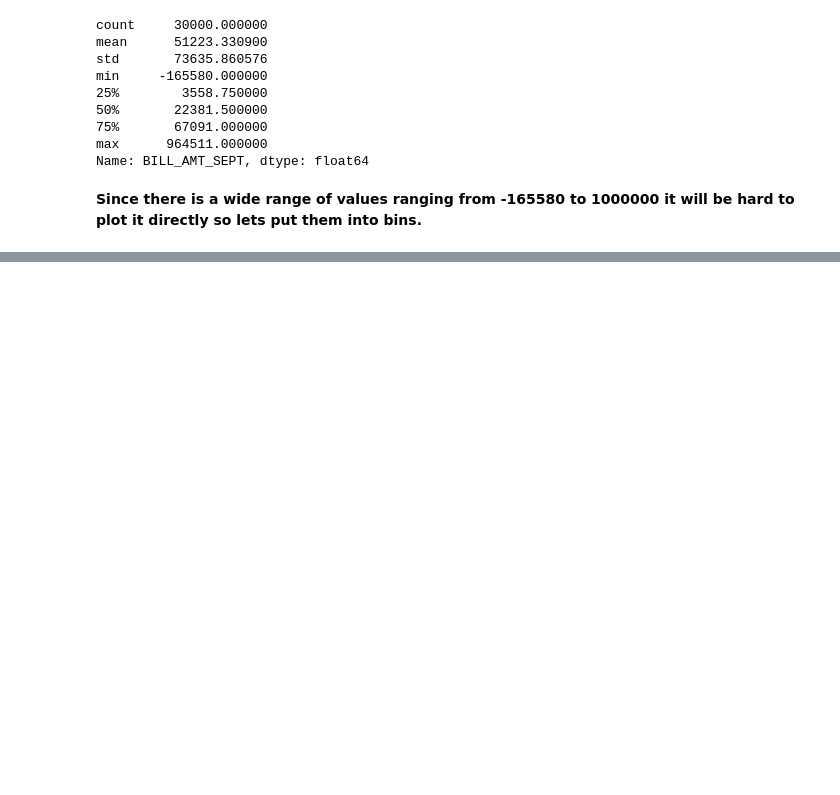
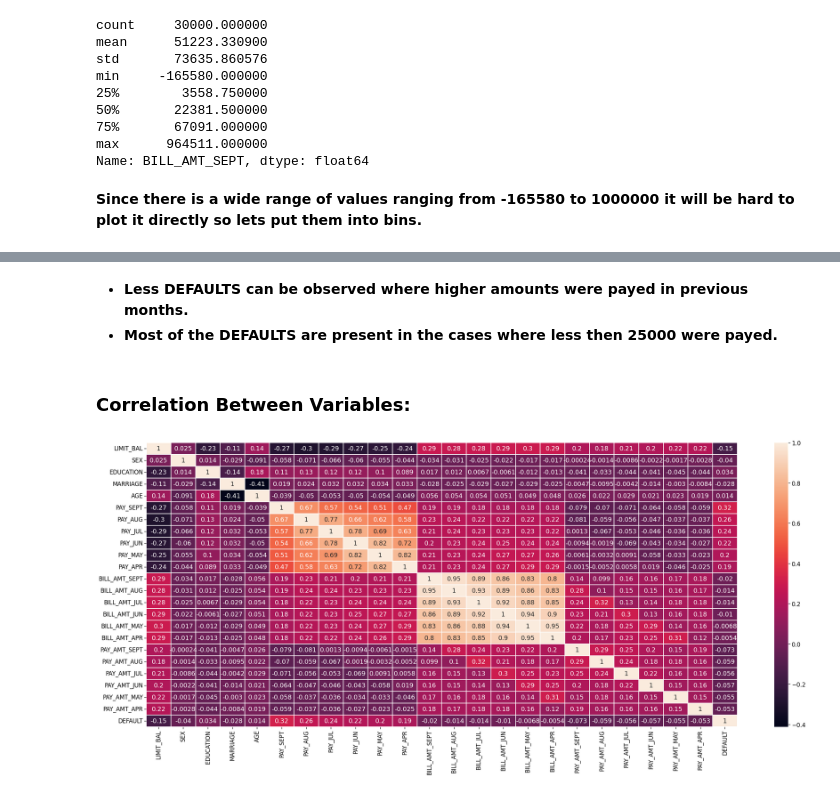
Before and after one commit to anishjohnson/Credit_Card_Default_Prediction, a Jupyter notebook: Credit_Card_Default_Prediction_.ipynb, the cells around one changed output, grey strips where cells are left out. Saved outputs shown, nothing was run; the diff lists cells and outputs as text; code cells hidden in the pictures; blank space fills up the shorter version.

```diff
--- a/Credit_Card_Default_Prediction_.ipynb
+++ b/Credit_Card_Default_Prediction_.ipynb
@@ -465,0 +502,12 @@ plt.show()
+# %% [markdown]
+* **Less DEFAULTS can be observed where higher amounts were payed in previous months.**
+* **Most of the DEFAULTS are present in the cases where less then 25000 were payed.**
+# %% [markdown]
+### **Correlation Between Variables:**
+# %%
+corr_data = credit_df.iloc[:,1:].corr()
+plt.figure(figsize=(38,15))
+sns.heatmap(corr_data, annot=True, linewidths=1)
+plt.show()
+# %% [output]
+[figure, added]
```
Also changed, not shown: parts of 6 cells of this notebook.
